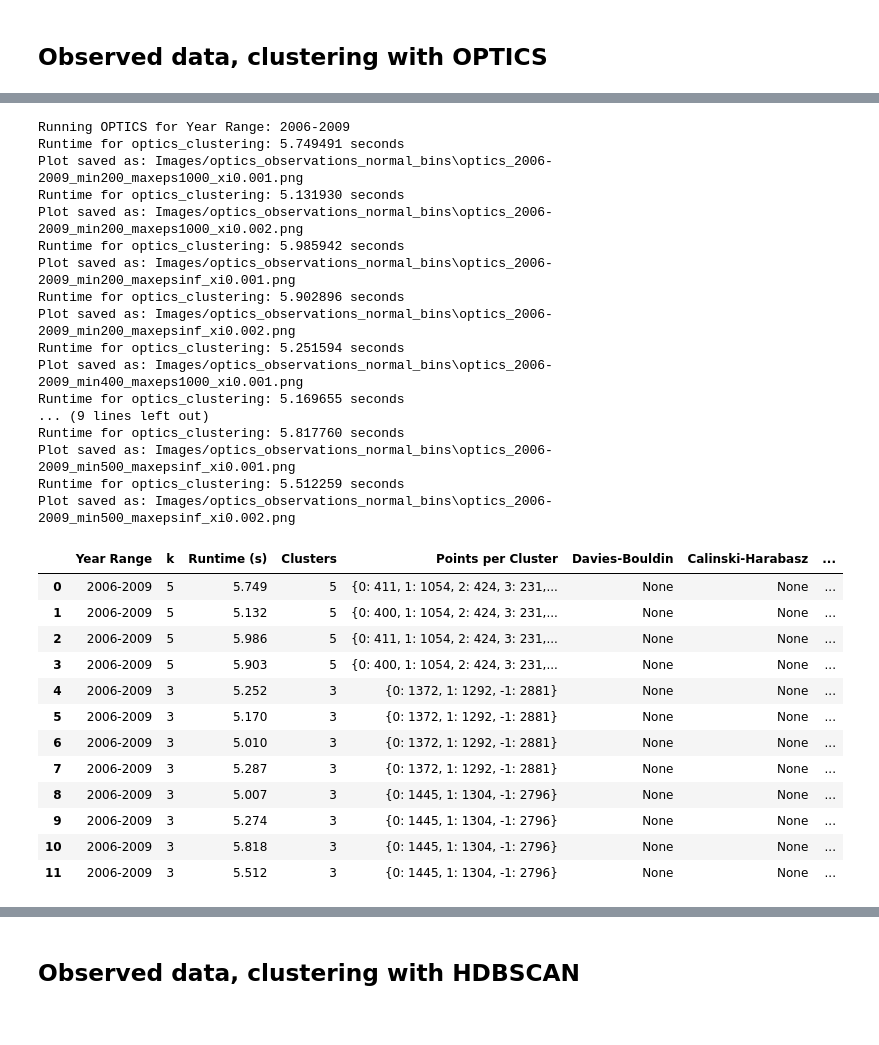
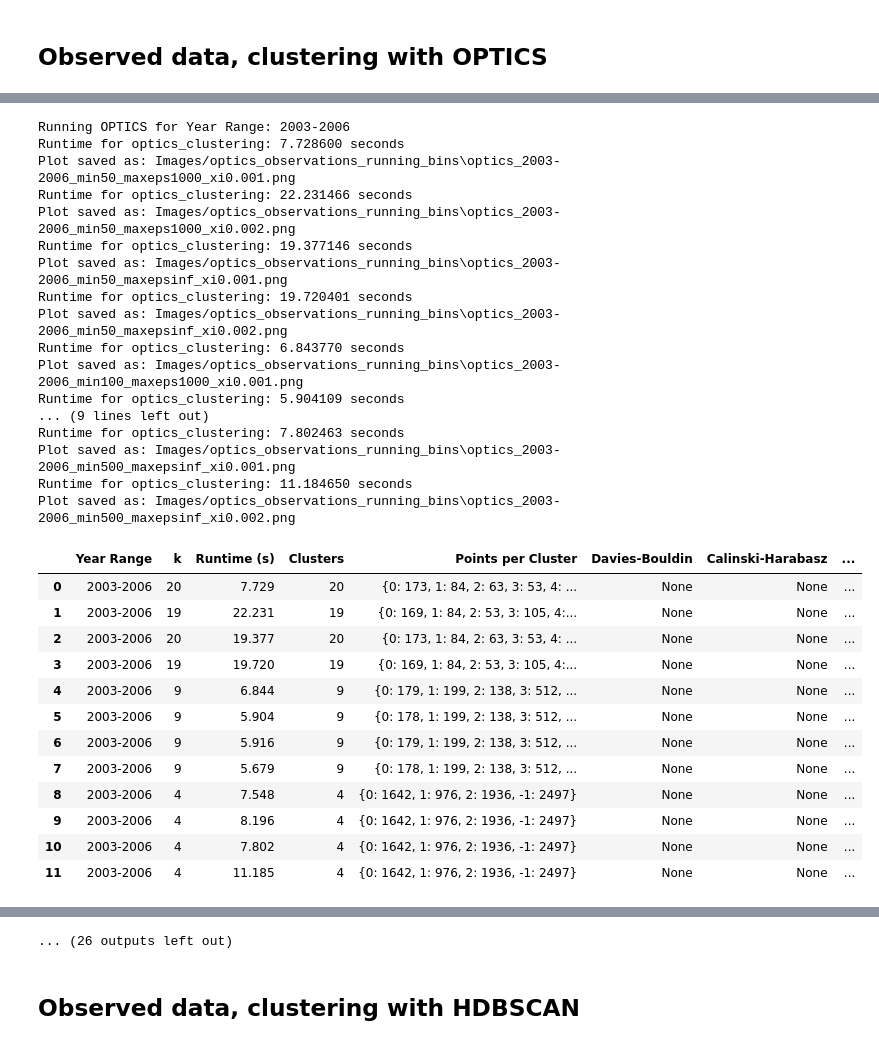
Before and after one commit to FiPf/AIUB-Backup, a Jupyter notebook: clustering/observed_main.ipynb, the cells around one changed output, grey strips where cells are left out. Cells and saved outputs as stored; diff of their text form; code cells hidden in the pictures.

```diff
--- a/clustering/observed_main.ipynb
+++ b/clustering/observed_main.ipynb
@@ -86,13 +86,13 @@ standard_year_ranges = {f"{start}-{start + 3}": np.arange(start, start + 4) for
 standard_year_ranges["2019-2023"] = np.arange(2019, 2024)
 
 running_ranges = cluster_data.generate_running_year_ranges(2002, 2023, 4)
-year_ranges = standard_year_ranges
+year_ranges = running_ranges
 
 # Bin the observed data
 binned_data = cluster_data.bin_observed_data(uncorr_obs_files, year_ranges, print_res=False)
 
 # Output directory for plots
-plot_dir = "dbscan_observed_normal_bins"
+plot_dir = "dbscan_observed_running_bins"
 os.makedirs(plot_dir, exist_ok=True)
 cluster_plotter.clear_directory(plot_dir)
 
@@ -241,13 +447,13 @@ standard_year_ranges = {f"{start}-{start + 3}": np.arange(start, start + 4) for
 standard_year_ranges["2019-2023"] = np.arange(2019, 2024)
 
 running_ranges = cluster_data.generate_running_year_ranges(2002, 2023, 4)
-year_ranges = standard_year_ranges
+year_ranges = running_ranges
 
 # Bin the observed data
 binned_data = cluster_data.bin_observed_data(uncorr_obs_files, year_ranges, print_res=False)
 results_per_year_range = {}
 
-plot_dir = "Images/optics_observations_normal_bins"
+plot_dir = "Images/optics_observations_running_bins"
 os.makedirs(plot_dir, exist_ok=True)
 cluster_plotter.clear_directory(plot_dir)
 
@@ -257,9 +463,9 @@ for cluster_data, year_range in binned_data:
     data_array = np.array([cluster_data.inc, cluster_data.raan]).T
     normalized_data, data_min, data_max = normalize_data(data_array)
 
-    min_samples_values = [50, 100, 200, 400, 500]
-    max_eps_vals = [100, 1000, np.inf]
-    xi_vals = [0.001, 0.002, 0.005]
+    min_samples_values = [50, 100, 500]
+    max_eps_vals = [1000, np.inf]
+    xi_vals = [0.001, 0.002]
 
     results = []
 
@@ -365,30 +571,30 @@ Plot saved as: Images/optics_observations_normal_bins\optics_2002-2005_min500_ma
-Running OPTICS for Year Range: 2006-2009
-Runtime for optics_clustering: 5.749491 seconds
-Plot saved as: Images/optics_observations_normal_bins\optics_2006-2009_min200_maxeps1000_xi0.001.png
-Runtime for optics_clustering: 5.131930 seconds
-Plot saved as: Images/optics_observations_normal_bins\optics_2006-2009_min200_maxeps1000_xi0.002.png
-Runtime for optics_clustering: 5.985942 seconds
-Plot saved as: Images/optics_observations_normal_bins\optics_2006-2009_min200_maxepsinf_xi0.001.png
-Runtime for optics_clustering: 5.902896 seconds
-Plot saved as: Images/optics_observations_normal_bins\optics_2006-2009_min200_maxepsinf_xi0.002.png
-Runtime for optics_clustering: 5.251594 seconds
-Plot saved as: Images/optics_observations_normal_bins\optics_2006-2009_min400_maxeps1000_xi0.001.png
-Runtime for optics_clustering: 5.169655 seconds
+Running OPTICS for Year Range: 2003-2006
+Runtime for optics_clustering: 7.728600 seconds
+Plot saved as: Images/optics_observations_running_bins\optics_2003-2006_min50_maxeps1000_xi0.001.png
+Runtime for optics_clustering: 22.231466 seconds
+Plot saved as: Images/optics_observations_running_bins\optics_2003-2006_min50_maxeps1000_xi0.002.png
+Runtime for optics_clustering: 19.377146 seconds
+Plot saved as: Images/optics_observations_running_bins\optics_2003-2006_min50_maxepsinf_xi0.001.png
+Runtime for optics_clustering: 19.720401 seconds
+Plot saved as: Images/optics_observations_running_bins\optics_2003-2006_min50_maxepsinf_xi0.002.png
+Runtime for optics_clustering: 6.843770 seconds
+Plot saved as: Images/optics_observations_running_bins\optics_2003-2006_min100_maxeps1000_xi0.001.png
+Runtime for optics_clustering: 5.904109 seconds
 ... (9 lines left out)
-Runtime for optics_clustering: 5.817760 seconds
-Plot saved as: Images/optics_observations_normal_bins\optics_2006-2009_min500_maxepsinf_xi0.001.png
-Runtime for optics_clustering: 5.512259 seconds
-Plot saved as: Images/optics_observations_normal_bins\optics_2006-2009_min500_maxepsinf_xi0.002.png
+Runtime for optics_clustering: 7.802463 seconds
+Plot saved as: Images/optics_observations_running_bins\optics_2003-2006_min500_maxepsinf_xi0.001.png
+Runtime for optics_clustering: 11.184650 seconds
+Plot saved as: Images/optics_observations_running_bins\optics_2003-2006_min500_maxepsinf_xi0.002.png
 |  | Year Range | k | Runtime (s) | Clusters | Points per Cluster | Davies-Bouldin | Calinski-Harabasz | ... |
-| 0 | 2006-2009 | 5 | 5.749 | 5 | {0: 411, 1: 1054, 2: 424, 3: 231,... | None | None | ... |
-| 1 | 2006-2009 | 5 | 5.132 | 5 | {0: 400, 1: 1054, 2: 424, 3: 231,... | None | None | ... |
-| 2 | 2006-2009 | 5 | 5.986 | 5 | {0: 411, 1: 1054, 2: 424, 3: 231,... | None | None | ... |
-| 3 | 2006-2009 | 5 | 5.903 | 5 | {0: 400, 1: 1054, 2: 424, 3: 231,... | None | None | ... |
-| 4 | 2006-2009 | 3 | 5.252 | 3 | {0: 1372, 1: 1292, -1: 2881} | None | None | ... |
-| 5 | 2006-2009 | 3 | 5.170 | 3 | {0: 1372, 1: 1292, -1: 2881} | None | None | ... |
-| 6 | 2006-2009 | 3 | 5.010 | 3 | {0: 1372, 1: 1292, -1: 2881} | None | None | ... |
-| 7 | 2006-2009 | 3 | 5.287 | 3 | {0: 1372, 1: 1292, -1: 2881} | None | None | ... |
-| 8 | 2006-2009 | 3 | 5.007 | 3 | {0: 1445, 1: 1304, -1: 2796} | None | None | ... |
-| 9 | 2006-2009 | 3 | 5.274 | 3 | {0: 1445, 1: 1304, -1: 2796} | None | None | ... |
-| 10 | 2006-2009 | 3 | 5.818 | 3 | {0: 1445, 1: 1304, -1: 2796} | None | None | ... |
-| 11 | 2006-2009 | 3 | 5.512 | 3 | {0: 1445, 1: 1304, -1: 2796} | None | None | ... |
+| 0 | 2003-2006 | 20 | 7.729 | 20 | {0: 173, 1: 84, 2: 63, 3: 53, 4: ... | None | None | ... |
+| 1 | 2003-2006 | 19 | 22.231 | 19 | {0: 169, 1: 84, 2: 53, 3: 105, 4:... | None | None | ... |
+| 2 | 2003-2006 | 20 | 19.377 | 20 | {0: 173, 1: 84, 2: 63, 3: 53, 4: ... | None | None | ... |
+| 3 | 2003-2006 | 19 | 19.720 | 19 | {0: 169, 1: 84, 2: 53, 3: 105, 4:... | None | None | ... |
+| 4 | 2003-2006 | 9 | 6.844 | 9 | {0: 179, 1: 199, 2: 138, 3: 512, ... | None | None | ... |
+| 5 | 2003-2006 | 9 | 5.904 | 9 | {0: 178, 1: 199, 2: 138, 3: 512, ... | None | None | ... |
+| 6 | 2003-2006 | 9 | 5.916 | 9 | {0: 179, 1: 199, 2: 138, 3: 512, ... | None | None | ... |
+| 7 | 2003-2006 | 9 | 5.679 | 9 | {0: 178, 1: 199, 2: 138, 3: 512, ... | None | None | ... |
+| 8 | 2003-2006 | 4 | 7.548 | 4 | {0: 1642, 1: 976, 2: 1936, -1: 2497} | None | None | ... |
+| 9 | 2003-2006 | 4 | 8.196 | 4 | {0: 1642, 1: 976, 2: 1936, -1: 2497} | None | None | ... |
+| 10 | 2003-2006 | 4 | 7.802 | 4 | {0: 1642, 1: 976, 2: 1936, -1: 2497} | None | None | ... |
+| 11 | 2003-2006 | 4 | 11.185 | 4 | {0: 1642, 1: 976, 2: 1936, -1: 2497} | None | None | ... |
@@ -485,3 +721,4 @@ Plot saved as: Images/optics_observations_normal_bins\optics_2019-2023_min500_ma
+... (26 outputs left out)
 # %% [markdown]
 ## Observed data, clustering with HDBSCAN
 # %%
```
Also changed, not shown: parts of 3 cells of this notebook, 5 other files.
